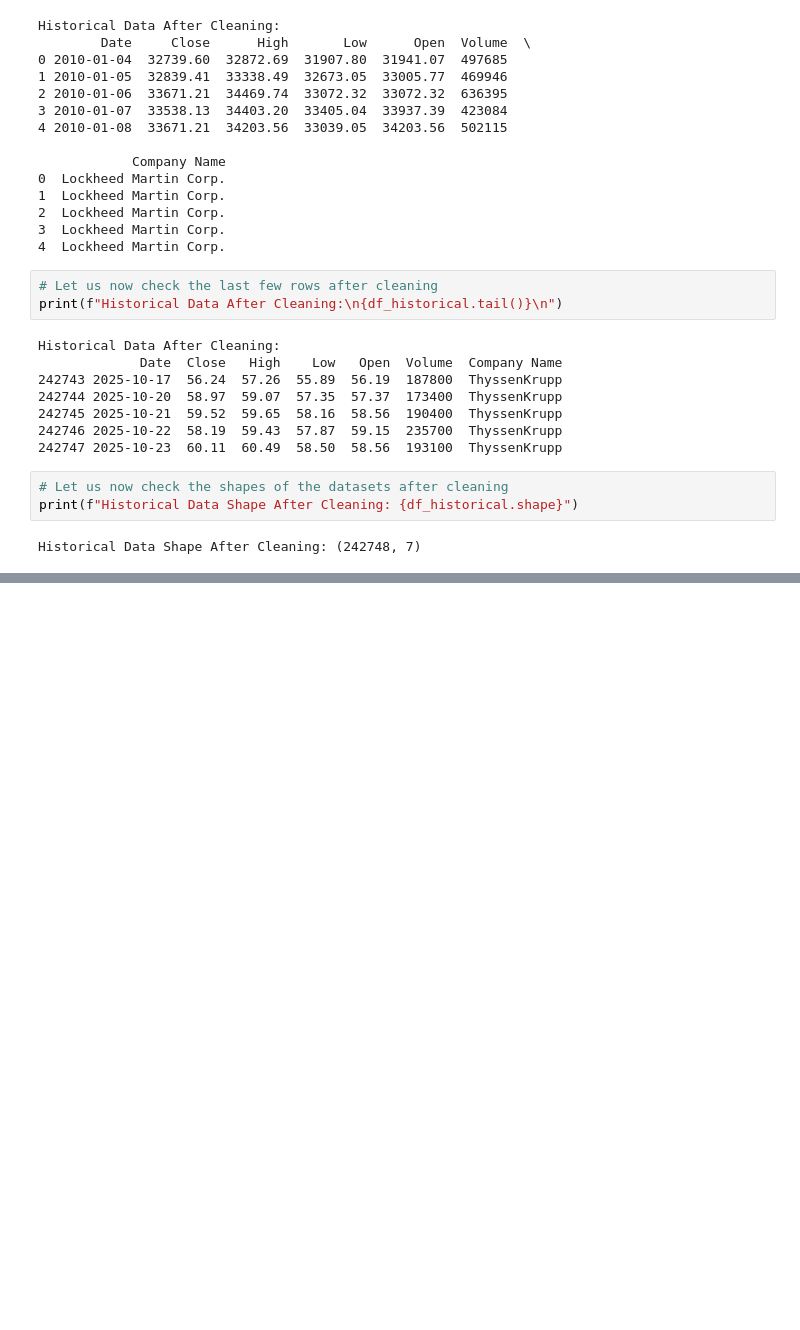
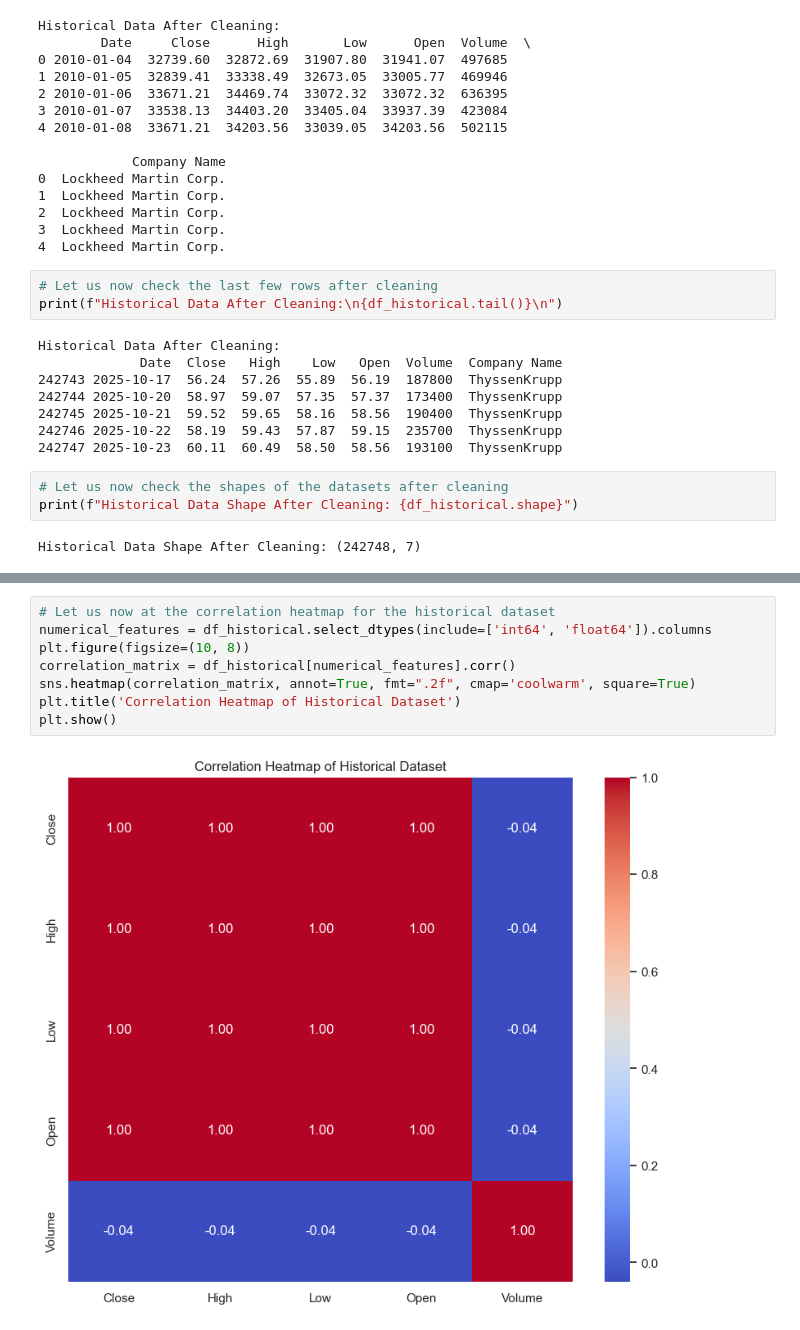
Before and after one commit to sarkima/data-analytics-project, a Jupyter notebook: data-analytics-project.ipynb, the cells around one changed output, grey strips where cells are left out. Saved outputs shown, nothing was run; the diff lists cells and outputs as text; blank space fills up the shorter version.

```diff
--- a/data-analytics-project.ipynb
+++ b/data-analytics-project.ipynb
@@ -223,0 +271,10 @@ Historical Data Shape After Cleaning: (242748, 7)
+# %%
+# Let us now at the correlation heatmap for the historical dataset
+numerical_features = df_historical.select_dtypes(include=['int64', 'float64']).columns
+plt.figure(figsize=(10, 8))
+correlation_matrix = df_historical[numerical_features].corr()
+sns.heatmap(correlation_matrix, annot=True, fmt=".2f", cmap='coolwarm', square=True)
+plt.title('Correlation Heatmap of Historical Dataset')
+plt.show()
+# %% [output]
+[figure, added]
```
Also changed, not shown: parts of 11 cells of this notebook.
